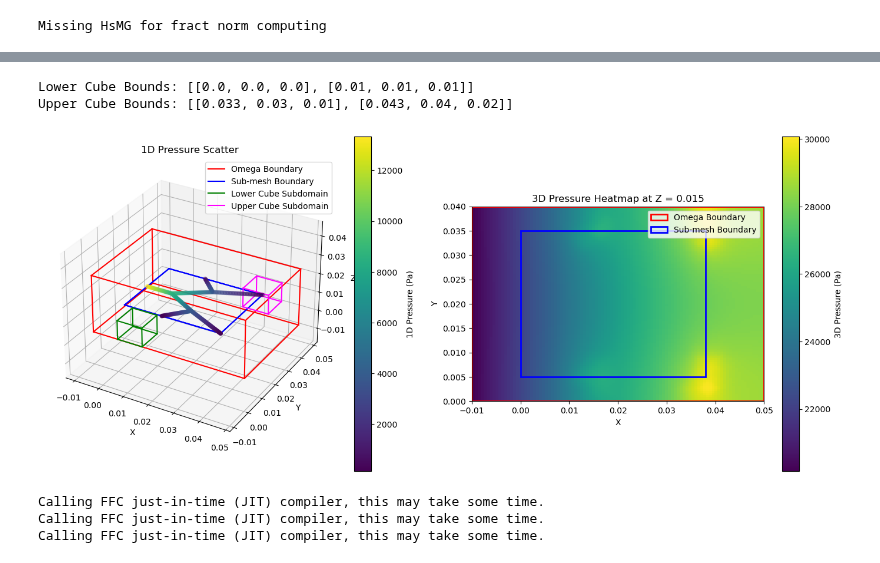
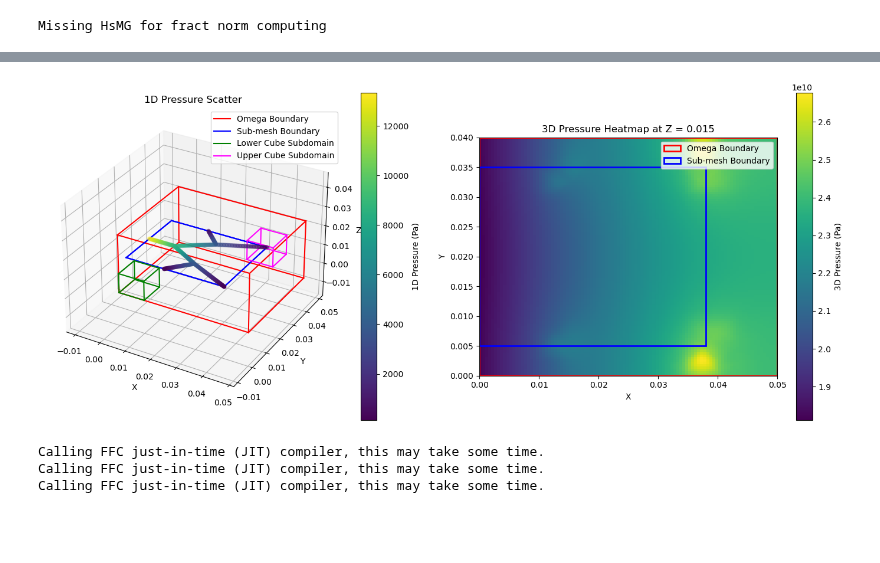
Before and after one commit to isosafrasaurus/multihepatic, a Jupyter notebook: 3d_1d_dckr.ipynb, the cells around one changed output, grey strips where cells are left out. Saved outputs shown, nothing was run; the diff lists cells and outputs as text; code cells hidden in the pictures; blank space fills up the shorter version.

```diff
--- a/3d_1d_dckr.ipynb
+++ b/3d_1d_dckr.ipynb
@@ -64,16 +64,16 @@ TEST_DOMAIN = tissue.DomainBuild(
 # %%
 import fem
 
-TEST_VELO = fem.Velo(
+TEST_CUBES = fem.SubCubes(
     domain = TEST_DOMAIN,
-    gamma = 1.0e-6,
-    gamma_a = 1.0e-6,
+    gamma = 0.0,
+    gamma_a = 1.0,
     gamma_R = 1.0e-6,
     mu = 1.0e-3,
     k_t = 1.0e-10,
     k_v = 1.0e-10,
     P_in = 100.0 * 133.322,
-    P_cvp = 1.0 * 133.322
+    P_cvp = 1.0 * 133.322,
+    lower_cube_bounds = [[0.0,0.0,0.0],[0.01,0.01,0.01]],
+    upper_cube_bounds = [[0.033, 0.03, 0.01],[0.043,0.04,0.02]]
 )
-
-TEST_VELO.print_diagnostics()
@@ -98,18 +80,15 @@ CHECK FAILED: Global Mass Conservation
 # %%
-cube_lower_bounds = CUBES_TEST.lower_cube_bounds
-cube_upper_bounds = CUBES_TEST.upper_cube_bounds
+import visualize
 
-print("Lower Cube Bounds:", cube_lower_bounds)
-print("Upper Cube Bounds:", cube_upper_bounds)
+cube_lower_bounds = TEST_CUBES.lower_cube_bounds
+cube_upper_bounds = TEST_CUBES.upper_cube_bounds
 
-fig1 = visualize.plot_with_boundaries(CUBES_TEST.uh1d, CUBES_TEST.uh3d,
+fig1 = visualize.plot_with_boundaries(TEST_CUBES.uh1d, TEST_CUBES.uh3d,
      cube_lower=cube_lower_bounds,
      cube_upper=cube_upper_bounds)
 fig1.show()
 # %% [output]
-Lower Cube Bounds: [[0.0, 0.0, 0.0], [0.01, 0.01, 0.01]]
-Upper Cube Bounds: [[0.033, 0.03, 0.01], [0.043, 0.04, 0.02]]
-[figure, old version]
+[figure, new version]
 # %%
 import datetime
 import pytz
```
Also changed, not shown: parts of 1 cell of this notebook, 1 other file.
